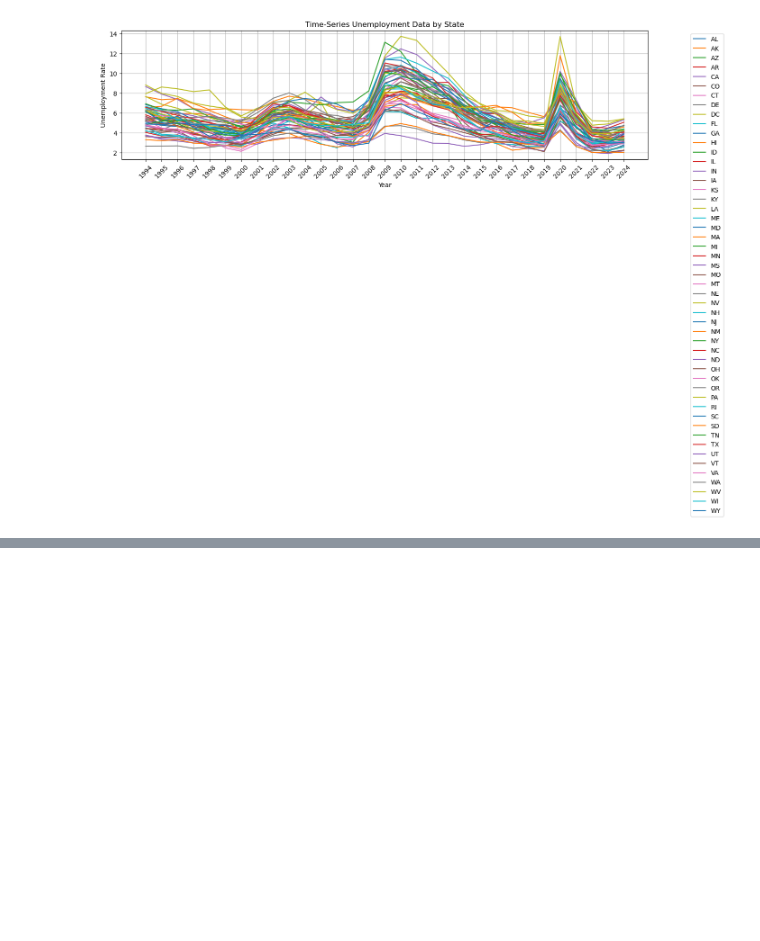
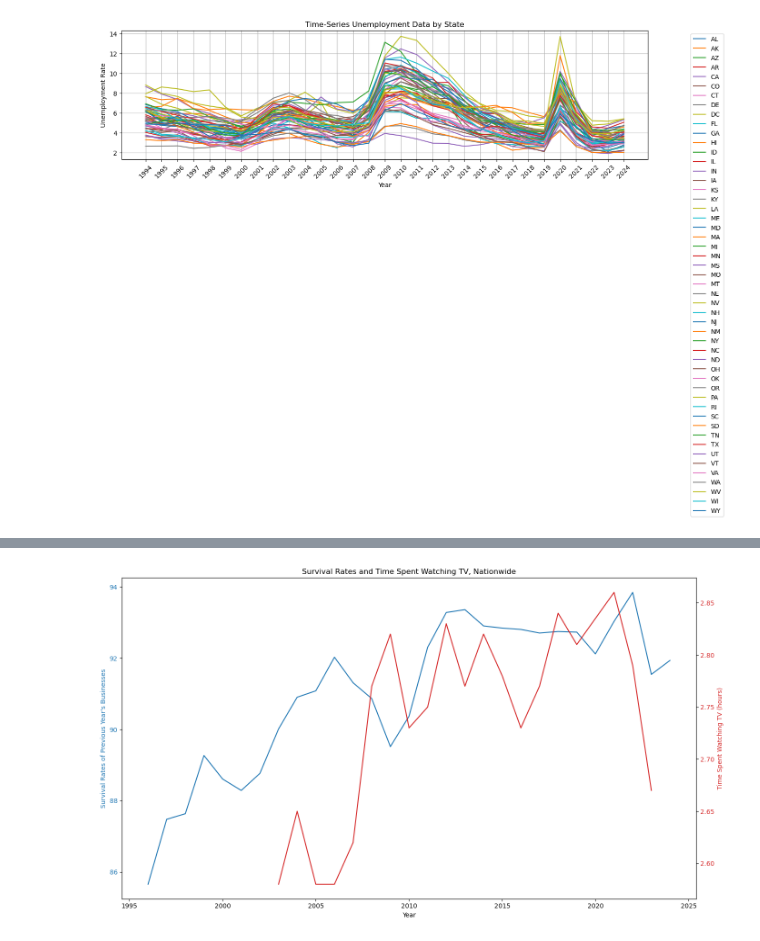
Before and after one commit to SebastianSeljak/PIC16B_Econ, a Jupyter notebook: dataset.ipynb, the cells around one changed output, grey strips where cells are left out. Drawn from its saved outputs; the diff is of its cells as text; code cells hidden in the pictures; blank space fills up the shorter version.

```diff
--- a/dataset.ipynb
+++ b/dataset.ipynb
@@ -253,6 +253,10 @@ def get_series_data_by_state(
             yearly_data.rename(columns={series_name: 'Unemployment Rate'}, inplace=True)
             state_unemployment_rates.append(yearly_data)
     return state_unemployment_rates
+# %%
+time_spent_socializing_2019 = bls.get_series('TUU10101AA01014236', 2003, 2019, api_key)
+time_spent_socializing_2021 = bls.get_series('TUU10101AA01014236', 2021, 2023, api_key)
+time_spent_socializing = pd.concat((time_spent_socializing_2019, time_spent_socializing_2021))
 # %%
 state_unemployment_rates = get_series_data_by_state(1994, 2024)
 state_unemployment_rates_df = pd.concat(state_unemployment_rates)
@@ -307,0 +367,30 @@ plt.show()
+# %%
+import matplotlib.pyplot as plt
+
+# Filter the data for all states
+survival_rates = survival_rates_grouped_nationwide
+years = survival_rates.index.get_level_values('Year')
+
+# Create a figure and axis
+fig, ax1 = plt.subplots(figsize=(14, 8))
+
+# Plot the survival rates on the primary y-axis
+color = 'tab:blue'
+ax1.set_xlabel('Year')
+ax1.set_ylabel('Survival Rates of Previous Year\'s Businesses', color=color)
+ax1.plot(years, survival_rates.values, color=color, label='Survival Rates of Last Year\'s Surviving Businesses')
+ax1.tick_params(axis='y', labelcolor=color)
+
+# Create a secondary y-axis for the unemployment rates
+ax2 = ax1.twinx()
+color = 'tab:red'
+ax2.set_ylabel('Time Spent Watching TV (hours)', color=color)
+ax2.plot(time_spent_socializing.index.to_timestamp().year + 1, time_spent_socializing, color=color, label='Unemployment Rate')
+ax2.tick_params(axis='y', labelcolor=color)
+
+# Add a title and show the plot
+plt.title('Survival Rates and Time Spent Watching TV, Nationwide')
+fig.tight_layout()
+plt.show()
+# %% [output]
+[figure, added]
```
Also changed, not shown: parts of 8 cells of this notebook.
